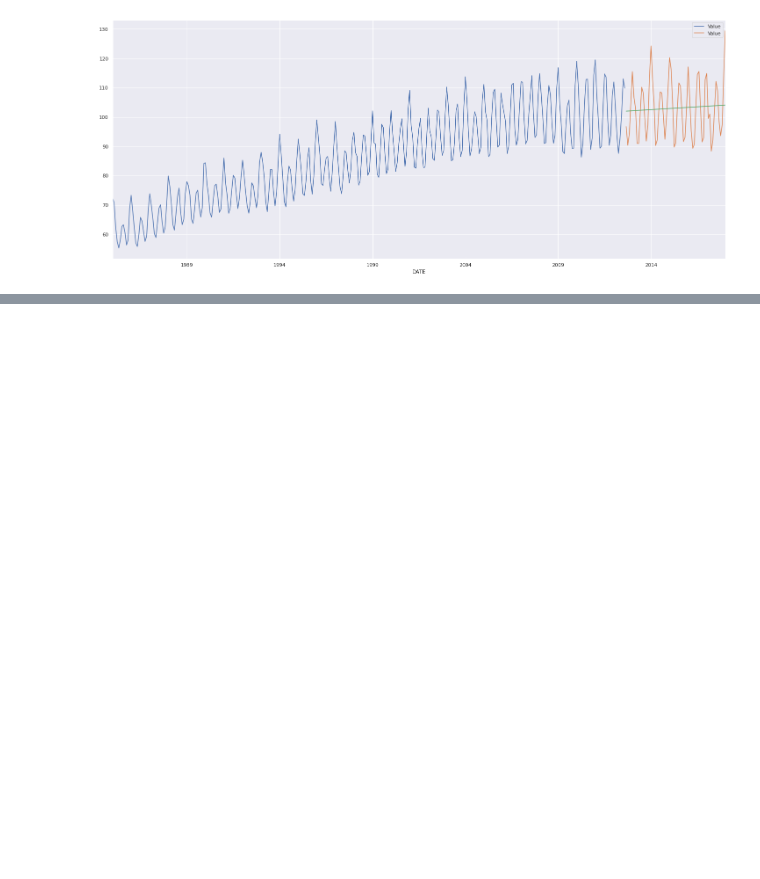
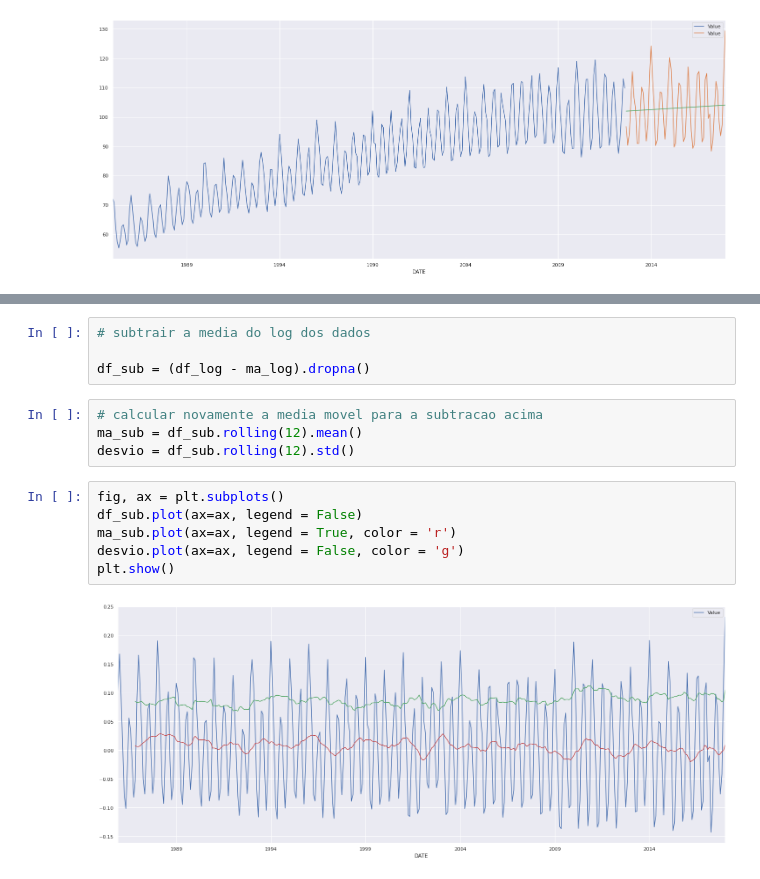
Before and after one commit to franciscofijamo/machine_learng_handson, a Jupyter notebook: TIME_SERIES_2_eletrecity_time_series.ipynb, the cells around one changed output, grey strips where cells are left out. Cells and saved outputs as stored; diff of their text form; blank space fills up the shorter version.

```diff
--- a/TIME_SERIES_2_eletrecity_time_series.ipynb
+++ b/TIME_SERIES_2_eletrecity_time_series.ipynb
@@ -264,0 +346,16 @@ Erro Holt Approuch:
+# %%
+# subtrair a media do log dos dados
+
+df_sub = (df_log - ma_log).dropna()
+# %%
+# calcular novamente a media movel para a subtracao acima
+ma_sub = df_sub.rolling(12).mean()
+desvio = df_sub.rolling(12).std()
+# %%
+fig, ax = plt.subplots()
+df_sub.plot(ax=ax, legend = False)
+ma_sub.plot(ax=ax, legend = True, color = 'r')
+desvio.plot(ax=ax, legend = False, color = 'g')
+plt.show()
+# %% [output]
+[figure, added]
```
Also changed, not shown: parts of 26 cells of this notebook.
